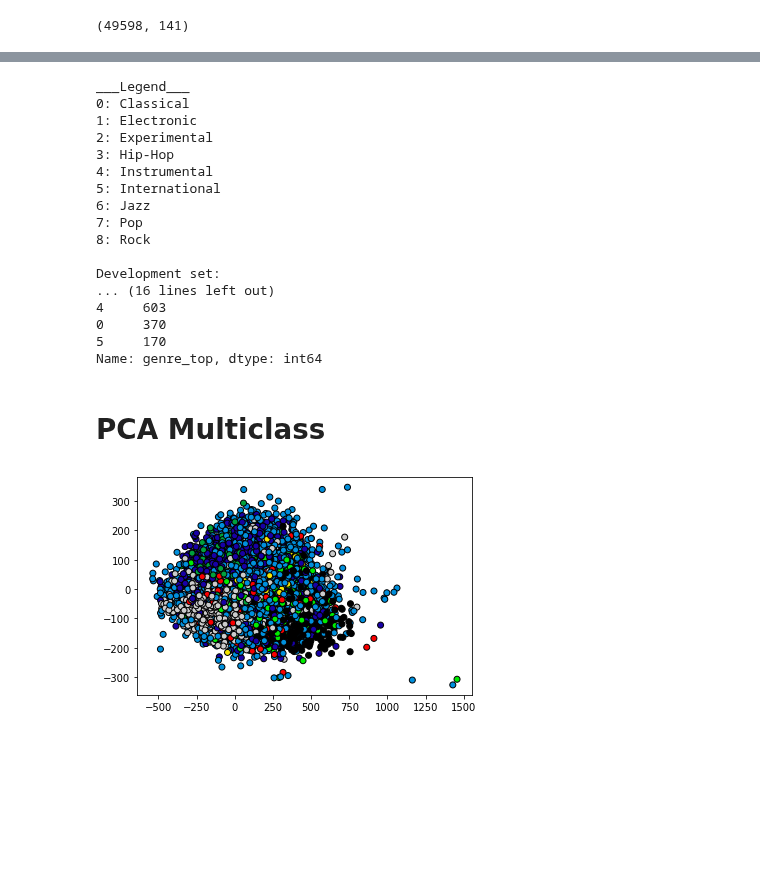
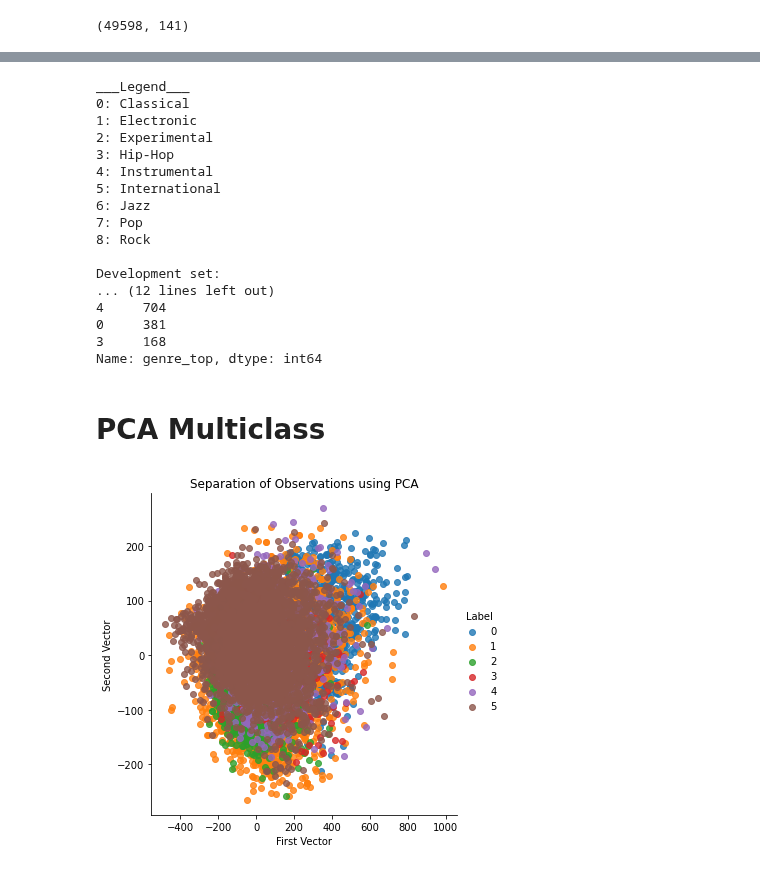
Before and after one commit to gaetanoantonicchio/DataMining-2, a Jupyter notebook: classification-unbalanced/multi-genre_class-decision_tree-KNN_unbalanced-mfcc.ipynb, the cells around one changed output, grey strips where cells are left out. Saved outputs shown, nothing was run; the diff lists cells and outputs as text; code cells hidden in the pictures; blank space fills up the shorter version.

Commit message:
Added function for plotting scatterplots in utility_functions.py Useful when plotting PCA

```diff
--- a/classification-unbalanced/multi-genre_class-decision_tree-KNN_unbalanced-mfcc.ipynb
+++ b/classification-unbalanced/multi-genre_class-decision_tree-KNN_unbalanced-mfcc.ipynb
@@ -102,7 +102,7 @@ mfcc.shape
 # %%
 mfcc.genre_top.value_counts()
 # selecting a subset of genres to predict
-genres =['Rock' ,'Experimental' ,'Electronic','Hip-Hop','Pop','Instrumental','Classical','Jazz']
+genres =['Rock' ,'Electronic','Hip-Hop','Pop','Classical','Jazz']
 mfcc = mfcc[mfcc['genre_top'].isin(genres)]
 print(mfcc.shape)
 mfcc.head()
@@ -181,10 +177,10 @@ ___Legend___
 8: Rock
 
 Development set:
-... (16 lines left out)
-4     603
-0     370
-5     170
+... (12 lines left out)
+4     704
+0     381
+3     168
 Name: genre_top, dtype: int64
 # %%
 # normalize datas
@@ -195,11 +191,12 @@ X_test = scaler.transform(X_test)
 # PCA Multiclass
 # %%
 pca = PCA(n_components=2)
-pca.fit(X_develop)
-X_pca = pca.transform(X_develop)
-X_testPCA = pca.transform(X_test)
+
+#pca.fit(X_develop)
+X_pca = pca.fit_transform(X_develop)
+X_pca = pd.DataFrame(data=X_pca, index=X_develop.index)
+X_testPCA = pca.fit_transform(X_test)
+
+scatterPlot(X_pca, y_develop, "PCA")
+# %% [output]
+[figure, added]
-# %%
-plt.scatter(X_pca[:, 0], X_pca[:, 1], c=y_develop, cmap=plt.cm.nipy_spectral, edgecolor='k', alpha=1)
-plt.show()
-# %% [output]
-[figure, removed]
```
Also changed, not shown: parts of 4 cells of this notebook, 1 other file.
